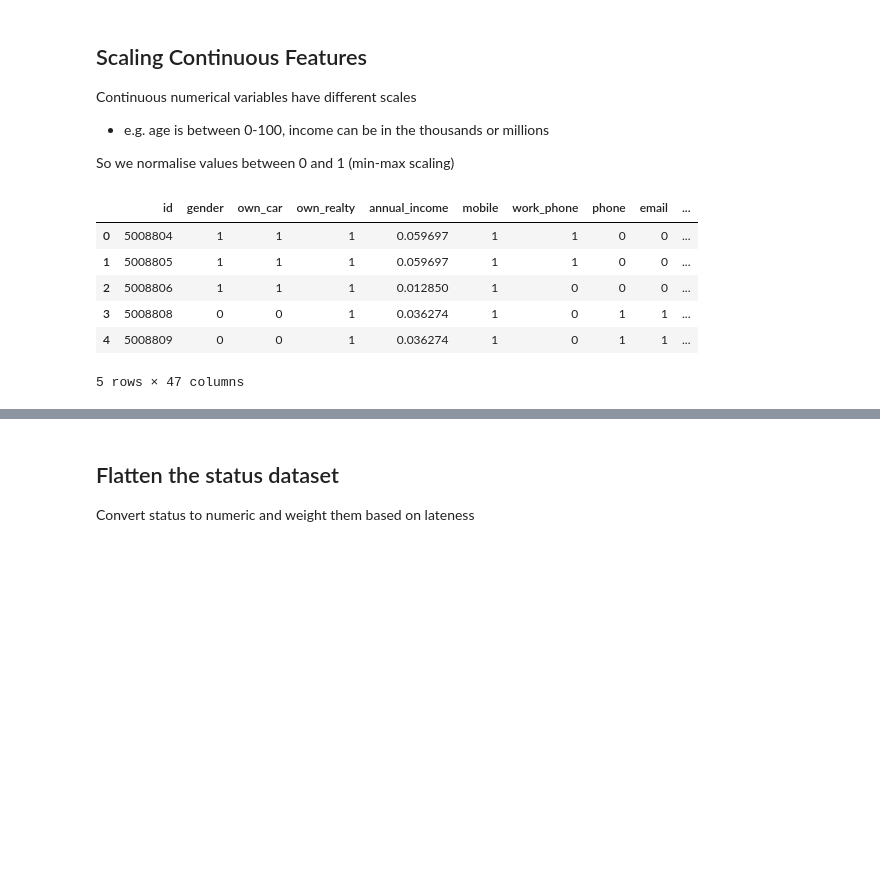
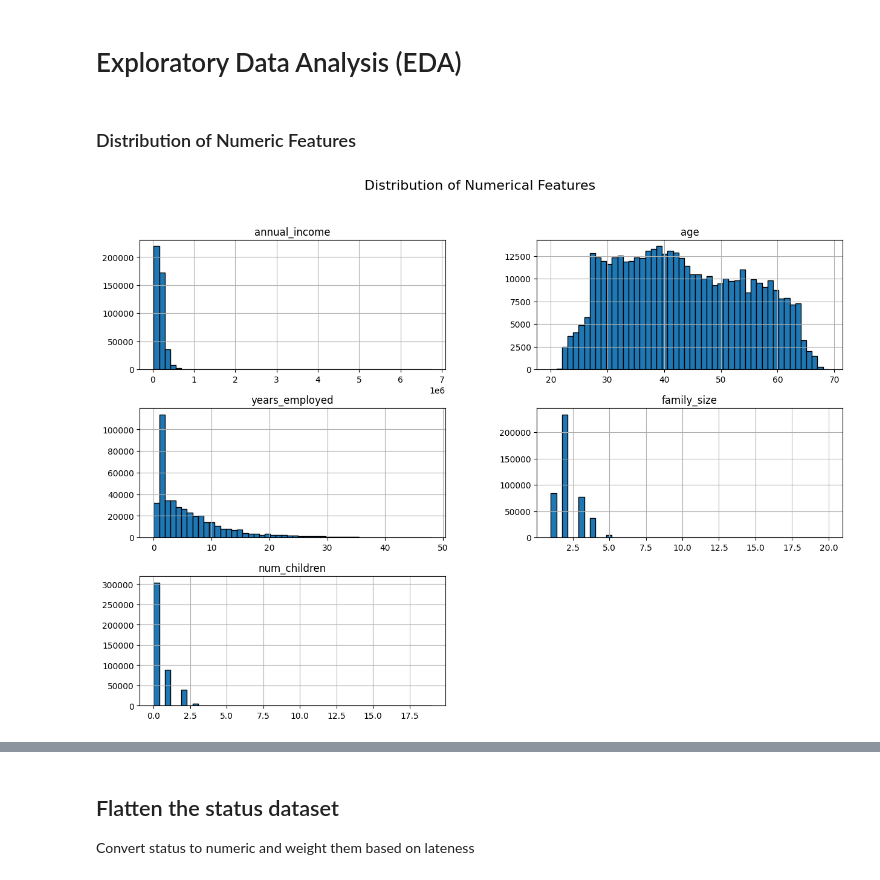
Before and after one commit to ashleytoh/cs3244-project-group-23, a Jupyter notebook: EDA/EDA.ipynb, the cells around one changed output, grey strips where cells are left out. Drawn from its saved outputs; the diff is of its cells as text; code cells hidden in the pictures; blank space fills up the shorter version.

Commit message:
cleaned EDA, added more figures.

```diff
--- a/EDA/EDA.ipynb
+++ b/EDA/EDA.ipynb
@@ -167,28 +1,2 @@ applications.head()
-# %% [markdown]
-## Scaling Continuous Features
-Continuous numerical variables have different scales
-- e.g. age is between 0-100, income can be in the thousands or millions
-
-So we normalise values between 0 and 1 (min-max scaling)
-# %%
-from sklearn.preprocessing import MinMaxScaler
-
-# Select continuous features to scale
-continuous_features = ['annual_income', 'age', 'years_employed']
-
-# Initialize MinMaxScaler (scales values between 0 and 1)
-scaler = MinMaxScaler()
-
-# Apply scaling
-applications[continuous_features] = scaler.fit_transform(applications[continuous_features])
-
-# Display the first few rows
-applications.head()
-# %% [output]
-|  | id | gender | own_car | own_realty | annual_income | mobile | work_phone | phone | email | ... |
-| 0 | 5008804 | 1 | 1 | 1 | 0.059697 | 1 | 1 | 0 | 0 | ... |
-| 1 | 5008805 | 1 | 1 | 1 | 0.059697 | 1 | 1 | 0 | 0 | ... |
-| 2 | 5008806 | 1 | 1 | 1 | 0.012850 | 1 | 0 | 0 | 0 | ... |
-| 3 | 5008808 | 0 | 0 | 1 | 0.036274 | 1 | 0 | 1 | 1 | ... |
-| 4 | 5008809 | 0 | 0 | 1 | 0.036274 | 1 | 0 | 1 | 1 | ... |
-5 rows × 47 columns
+# %% [markdown]
+# Exploratory Data Analysis (EDA)
@@ -194,0 +13,13 @@ applications.head()
+# %% [markdown]
+### Distribution of Numeric Features
+# %%
+numeric_cols = ['annual_income', 'age', 'years_employed', 'family_size', 'num_children']
+binary_cols = ['work_phone', 'phone', 'email']
+cat_cols = ['gender', 'own_car', 'own_realty', 'income_type', 'education_type',
+            'family_status', 'housing_type', 'occupation']
+
+applications[numeric_cols].hist(figsize = (15, 10), bins = 50, edgecolor = 'black')
+plt.suptitle("Distribution of Numerical Features", fontsize=16)
+plt.show()
+# %% [output]
+[figure, added]
```
Also changed, not shown: parts of 38 cells of this notebook, 3 other files.
